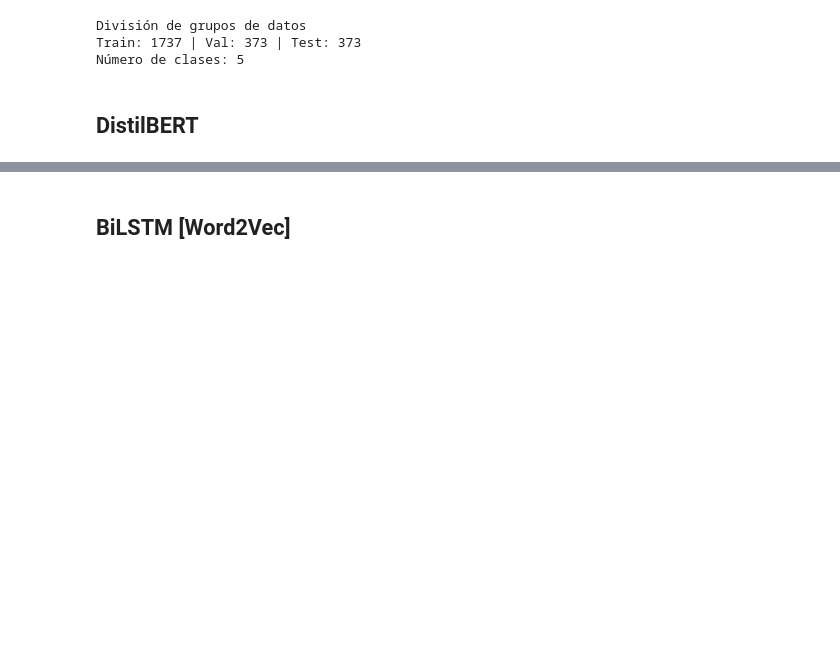
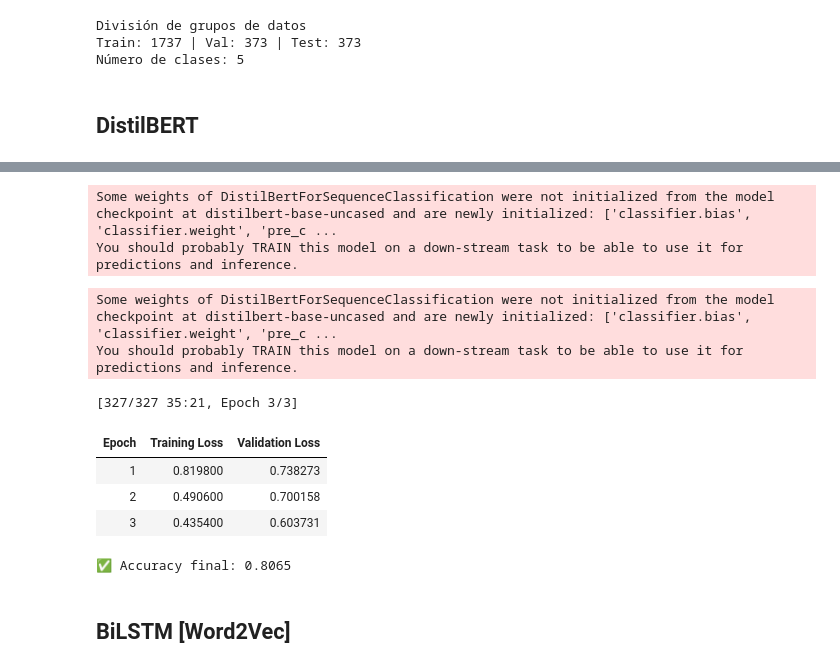
Before and after one commit to Darally06/NLP-Jarvis-Hiring, a Jupyter notebook: Jbook/MODELS.ipynb, the cells around one changed output, grey strips where cells are left out. Saved outputs shown, nothing was run; the diff lists cells and outputs as text; code cells hidden in the pictures; blank space fills up the shorter version.

```diff
--- a/Jbook/MODELS.ipynb
+++ b/Jbook/MODELS.ipynb
@@ -235,2 +239,72 @@ torch.save(model.state_dict(), "results/modelo_BERT.pt")
+# %%
+model = DistilBertForSequenceClassification.from_pretrained(
+    'distilbert-base-uncased', num_labels=num_labels)
+
+class_weights = get_class_weights(train, device)
+loss_fn = torch.nn.CrossEntropyLoss(weight=class_weights)
+
+class CustomTrainer(Trainer):
+    def compute_loss(self, model, inputs, return_outputs=False, num_items_in_batch=None):
+        labels = inputs.pop("labels")
+        outputs = model(**inputs)
+        loss = loss_fn(outputs.logits, labels)
+        # loss_fn usa tus class_weights
+        return (loss, outputs) if return_outputs else loss
+# %% [output]
+Some weights of DistilBertForSequenceClassification were not initialized from the model checkpoint at distilbert-base-uncased and are newly initialized: ['classifier.bias', 'classifier.weight', 'pre_c ...
+You should probably TRAIN this model on a down-stream task to be able to use it for predictions and inference.
+# %%
+#base_dir = "results/DistilBERT_CustomTrainer"
+base_dir = f"{nlp_dir}/results/DistilBERT_CustomTrainer"
+combo_name = "run_default"
+os.makedirs(f"{base_dir}/{combo_name}", exist_ok=True)
+
+# Modelo base
+model = DistilBertForSequenceClassification.from_pretrained(
+    'distilbert-base-uncased',
+    num_labels=num_labels
+)
+
+training_args = TrainingArguments(
+    output_dir=f"{base_dir}/{combo_name}",
+    num_train_epochs=3,
+    per_device_train_batch_size=8,
+    per_device_eval_batch_size=8,
+    learning_rate=5e-5,  # recomendado para BERT
+    eval_strategy="epoch",
+    save_strategy="epoch",
+    logging_steps=10,
+    logging_dir=f"{base_dir}/{combo_name}/logs",
+    report_to="none",
+    use_cpu=not torch.cuda.is_available()
+)
+
+trainer = CustomTrainer(
+    model=model,
+    args=training_args,
+    train_dataset=train_dataset,
+    eval_dataset=eval_dataset,
+)
+
+# --- Entrenamiento ---
+trainer.train()
+
+# --- Guardar pesos ---
+torch.save(model.state_dict(), f"{base_dir}/{combo_name}/modelo.pt")
+
+# --- Evaluación personalizada ---
+test_loader = DataLoader(test_dataset, batch_size=8)
+acc = evaluate_and_save(model, test_loader, device, base_dir, combo_name)
+
+print(f"\n✅ Accuracy final: {acc:.4f}")
+# %% [output]
+Some weights of DistilBertForSequenceClassification were not initialized from the model checkpoint at distilbert-base-uncased and are newly initialized: ['classifier.bias', 'classifier.weight', 'pre_c ...
+You should probably TRAIN this model on a down-stream task to be able to use it for predictions and inference.
+[327/327 35:21, Epoch 3/3]
+| Epoch | Training Loss | Validation Loss |
+| 1 | 0.819800 | 0.738273 |
+| 2 | 0.490600 | 0.700158 |
+| 3 | 0.435400 | 0.603731 |
+✅ Accuracy final: 0.8065
 # %% [markdown]
 ## BiLSTM [Word2Vec]
```
Also changed, not shown: parts of 23 cells of this notebook.
